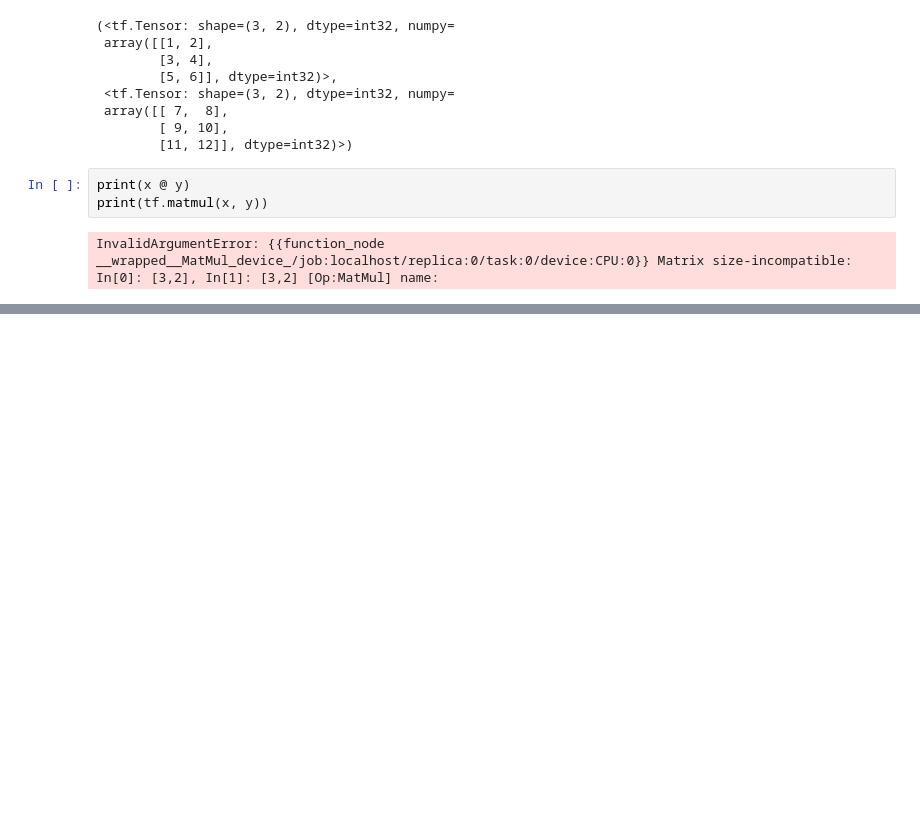
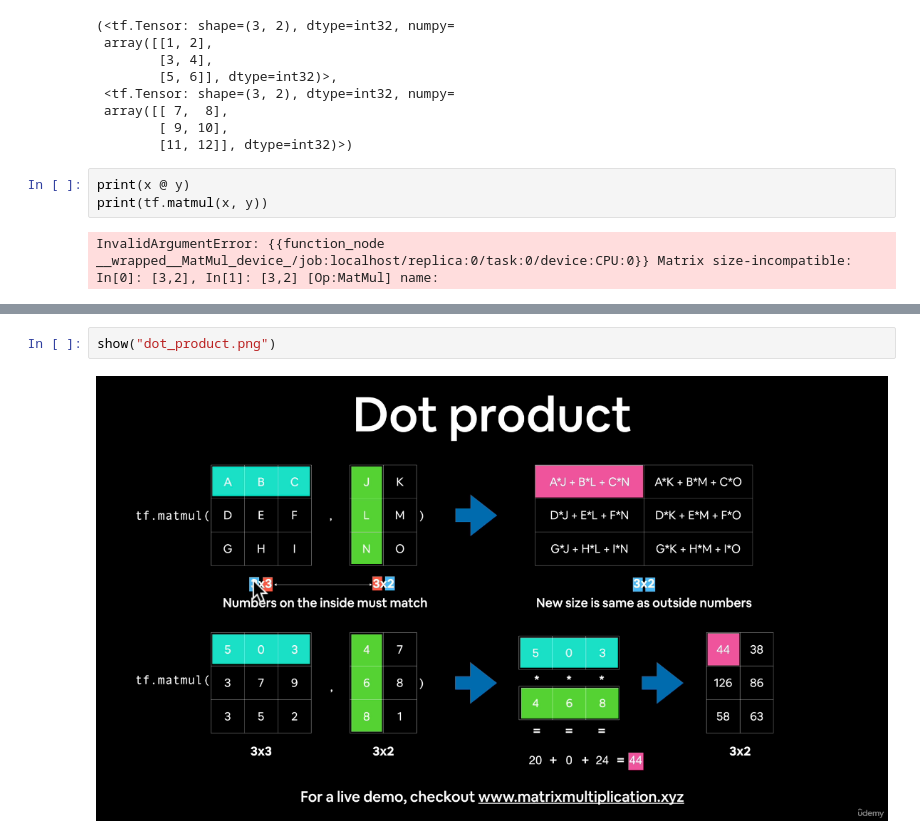
Before and after one commit to MERT-CKR/ZTM-Tensorflow-Course, a Jupyter notebook: 00 tensorflow fundamentals/00_tensorflow_fundamentals.ipynb, the cells around one changed output, grey strips where cells are left out. Cells and saved outputs as stored; diff of their text form; blank space fills up the shorter version.

```diff
--- a/00 tensorflow fundamentals/00_tensorflow_fundamentals.ipynb
+++ b/00 tensorflow fundamentals/00_tensorflow_fundamentals.ipynb
@@ -573,0 +478,4 @@ InvalidArgumentError: {{function_node __wrapped__MatMul_device_/job:localhost/re
+# %%
+show("dot_product.png")
+# %% [output]
+[figure, added]
```
Also changed, not shown: parts of 57 cells of this notebook, 2 other files.
